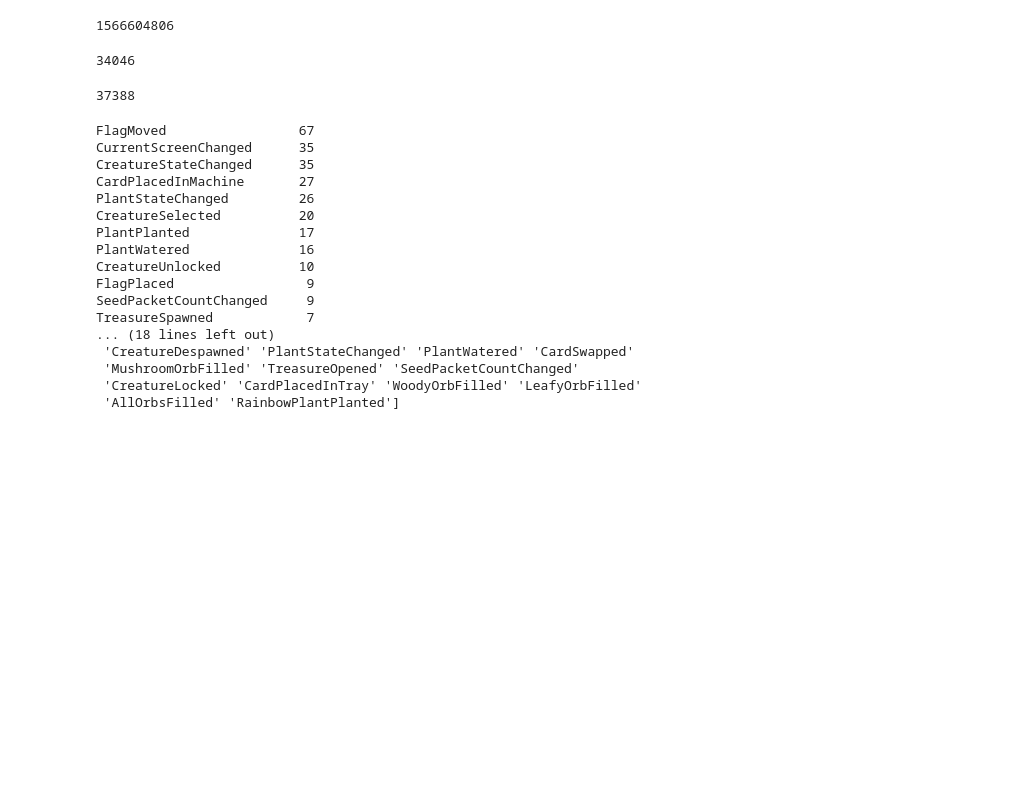
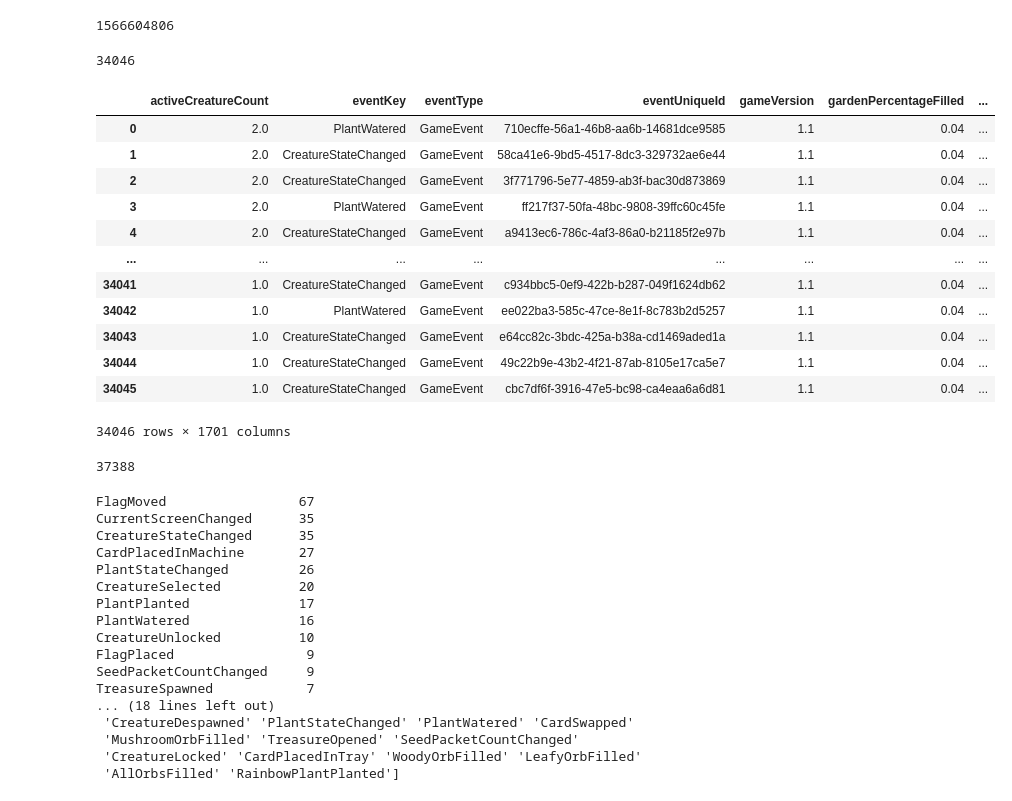
Before and after one commit to Visheshk/ra-data-analysis, a Jupyter notebook: new-data-reader.ipynb, the cells around one changed output. Saved outputs shown, nothing was run; the diff lists cells and outputs as text; code cells hidden in the pictures; blank space fills up the shorter version.

```diff
--- a/new-data-reader.ipynb
+++ b/new-data-reader.ipynb
@@ -76,4 +76,5 @@ len(aug23)
 34046
 # %%
 import pandas as pd
-alldf = pd.io.json.json_normalize(list(hd.values()))
+# alldf = pd.io.json.json_normalize(list(hd.values()))
+alldf = pd.json_normalize(list(aug23.values()))
@@ -80,3 +85,19 @@ alldf = pd.io.json.json_normalize(list(hd.values()))
+# %%
+alldf[["eventKey", ]]
+# %% [output]
+|  | activeCreatureCount | eventKey | eventType | eventUniqueId | gameVersion | gardenPercentageFilled | ... |
+| 0 | 2.0 | PlantWatered | GameEvent | 710ecffe-56a1-46b8-aa6b-14681dce9585 | 1.1 | 0.04 | ... |
+| 1 | 2.0 | CreatureStateChanged | GameEvent | 58ca41e6-9bd5-4517-8dc3-329732ae6e44 | 1.1 | 0.04 | ... |
+| 2 | 2.0 | CreatureStateChanged | GameEvent | 3f771796-5e77-4859-ab3f-bac30d873869 | 1.1 | 0.04 | ... |
+| 3 | 2.0 | PlantWatered | GameEvent | ff217f37-50fa-48bc-9808-39ffc60c45fe | 1.1 | 0.04 | ... |
+| 4 | 2.0 | CreatureStateChanged | GameEvent | a9413ec6-786c-4af3-86a0-b21185f2e97b | 1.1 | 0.04 | ... |
+| ... | ... | ... | ... | ... | ... | ... | ... |
+| 34041 | 1.0 | CreatureStateChanged | GameEvent | c934bbc5-0ef9-422b-b287-049f1624db62 | 1.1 | 0.04 | ... |
+| 34042 | 1.0 | PlantWatered | GameEvent | ee022ba3-585c-47ce-8e1f-8c783b2d5257 | 1.1 | 0.04 | ... |
+| 34043 | 1.0 | CreatureStateChanged | GameEvent | e64cc82c-3bdc-425a-b38a-cd1469aded1a | 1.1 | 0.04 | ... |
+| 34044 | 1.0 | CreatureStateChanged | GameEvent | 49c22b9e-43b2-4f21-87ab-8105e17ca5e7 | 1.1 | 0.04 | ... |
+| 34045 | 1.0 | CreatureStateChanged | GameEvent | cbc7df6f-3916-47e5-bc98-ca4eaa6a6d81 | 1.1 | 0.04 | ... |
+34046 rows × 1701 columns
 # %%
 import pandas as pd
 # alldf = pd.io.json.json_normalize(list(hd.values()))
```
Also changed, not shown: parts of 2 cells of this notebook, 2 other files.
